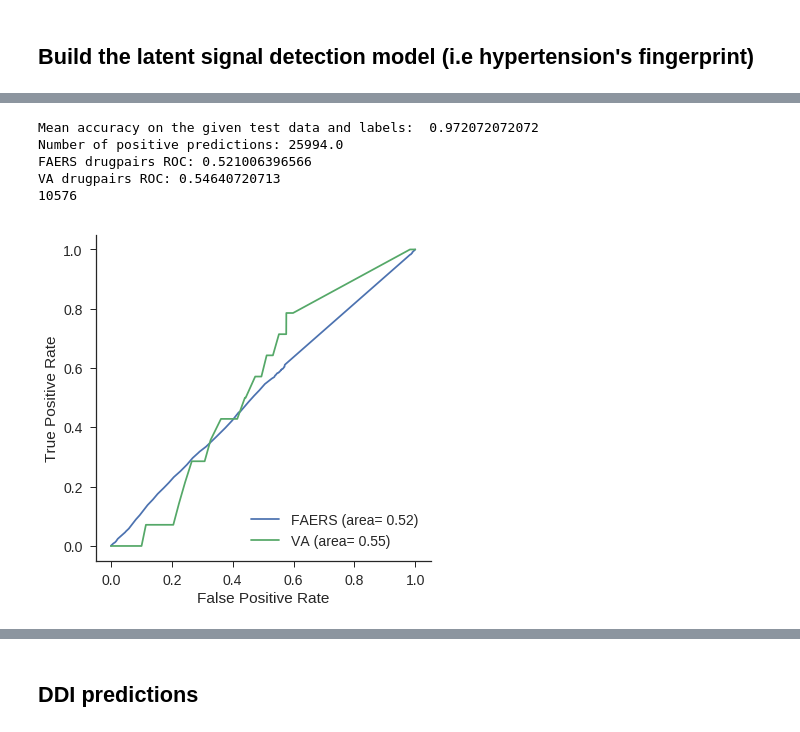
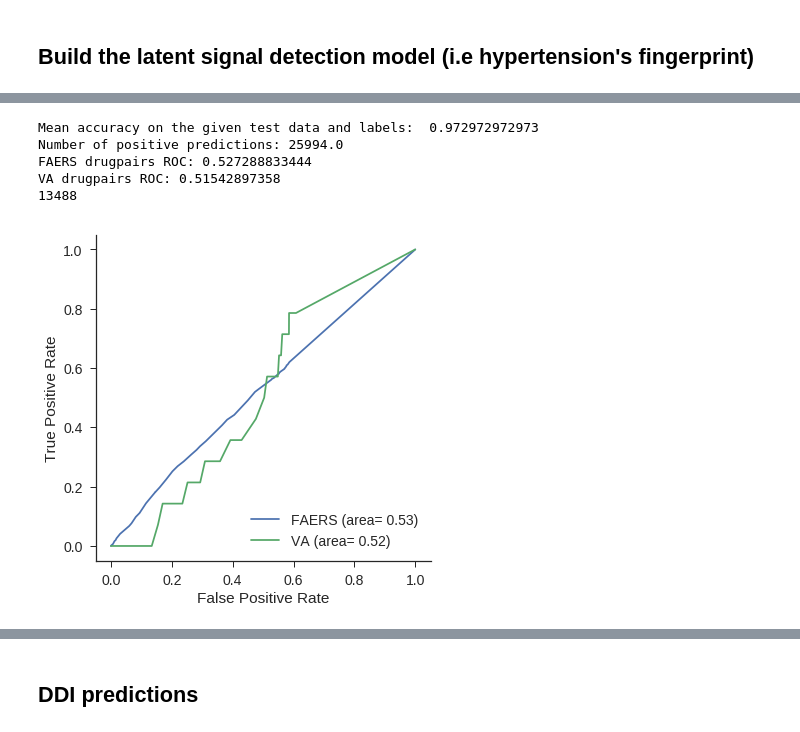
Before and after one commit to tatonetti-lab/deeplink, a Jupyter notebook: notebooks/Pipeline_Hypertension_v3.ipynb, the cells around one changed output, grey strips where cells are left out. Cells and saved outputs as stored; diff of their text form; code cells hidden in the pictures.

```diff
--- a/notebooks/Pipeline_Hypertension_v3.ipynb
+++ b/notebooks/Pipeline_Hypertension_v3.ipynb
@@ -701,8 +688,8 @@ features_indice = list()
 features_weight = list()
 features = list()
 
-for i in range (len(coef_lasso[2])):
-    if coef_lasso[2][i] != 0.:
+for i in range (len(coef_lasso[4])):
+    if coef_lasso[4][i] != 0.:
         features_indice.append(i)
 
 print len(features_indice)
@@ -710,7 +697,7 @@ print len(features_indice)
 for i in range (len(all_pairoutcomes)):
     if i in features_indice:
         features.append(all_pairoutcomes[i])
-        features_weight.append((all_pairoutcomes[i], coef_lasso[2][i]))
+        features_weight.append((all_pairoutcomes[i], coef_lasso[4][i]))
 
 print len(features)
 print len(features_weight)
@@ -954,7 +941,7 @@ VA drugpairs ROC: 0.54811455573
 # %%
 # Random Forest Classifier after the L1 reduction of features
 
-def drugpair_predictions_reduced(X, y, X_test):
+def drugpair_predictions_rf_reduced(X, y, X_test):
 
     # can't use oob after L1 regularization
     rf = RandomForestClassifier(n_estimators = 100, oob_score=False, random_state=12)
@@ -998,12 +985,12 @@ def drugpair_predictions_reduced(X, y, X_test):
 
     return predicted_ddi
 # %%
-predicted_ddi = drugpair_predictions_reduced(X_reduced,y_reduced,X_test_reduced)
+predicted_ddi = drugpair_predictions_rf_reduced(X_reduced,y_reduced,X_test_reduced)
 print len(predicted_ddi)
 # %% [output]
-Mean accuracy on the given test data and labels:  0.972072072072
+Mean accuracy on the given test data and labels:  0.972972972973
 Number of positive predictions: 25994.0
-FAERS drugpairs ROC: 0.521006396566
-VA drugpairs ROC: 0.54640720713
-10576
+FAERS drugpairs ROC: 0.527288833444
+VA drugpairs ROC: 0.51542897358
+13488
-[figure, old version]
+[figure, new version]
```
Also changed, not shown: parts of 21 cells of this notebook.
